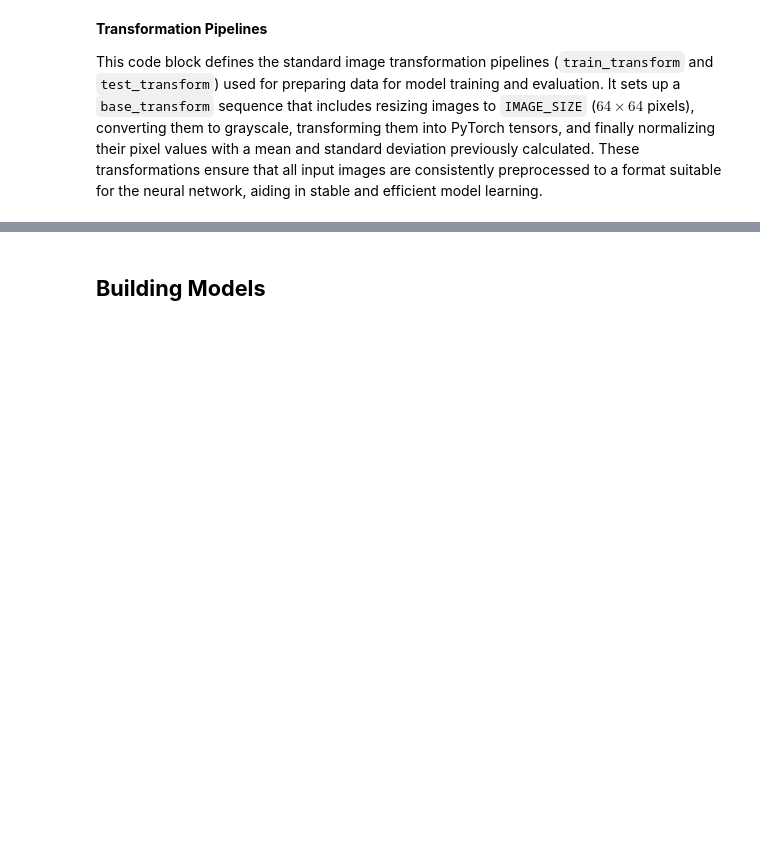
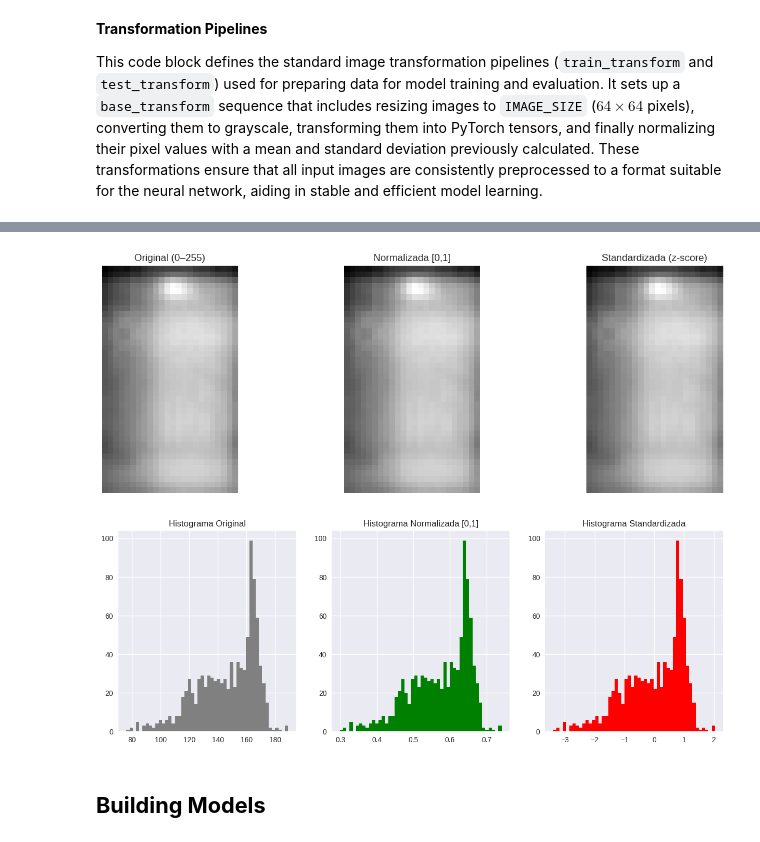
Before and after one commit to FM11pp3/VC_0312, a Jupyter notebook: [Final Version] [M.EGI026] Assignment 2.ipynb, the cells around one changed output, grey strips where cells are left out. Saved outputs shown, nothing was run; the diff lists cells and outputs as text; code cells hidden in the pictures; blank space fills up the shorter version.

```diff
--- a/[Final Version] [M.EGI026] Assignment 2.ipynb
+++ b/[Final Version] [M.EGI026] Assignment 2.ipynb
@@ -712,3 +713,79 @@ Transformers defined for image processing:
+# %%
+# ================================================================
+# Mostrar imagem ORIGINAL vs NORMALIZADA [0,1] vs STANDARDIZADA
+# ================================================================
+
+import numpy as np
+import matplotlib.pyplot as plt
+from PIL import Image
+from google.colab import files
+
+# ------------------------------------------------
+# 1. Upload de imagem térmica
+# ------------------------------------------------
+# uploaded = files.upload()
+filename = "/content/InfraredSolarModules/images/1001.jpg"
+
+# Abrir a imagem em modo grayscale
+img = Image.open(filename).convert("L")
+img_np = np.array(img).astype("float32")
+
+# ------------------------------------------------
+# 2. Normalização para [0,1]
+# ------------------------------------------------
+img_norm_01 = img_np / 255.0
+
+# ------------------------------------------------
+# 3. Standardização (z-score)
+#    (x - mean) / std
+# ------------------------------------------------
+mean = img_np.mean()
+std = img_np.std()
+img_std = (img_np - mean) / std
+
+# ------------------------------------------------
+# 4. Mostrar imagens lado a lado
+# ------------------------------------------------
+plt.figure(figsize=(15,5))
+
+plt.subplot(1,3,1)
+plt.imshow(img_np, cmap="gray")
+plt.title("Original (0–255)")
+plt.axis("off")
+
+plt.subplot(1,3,2)
+plt.imshow(img_norm_01, cmap="gray")
+plt.title("Normalizada [0,1]")
+plt.axis("off")
+
+plt.subplot(1,3,3)
+plt.imshow(img_std, cmap="gray")
+plt.title("Standardizada (z-score)")
+plt.axis("off")
+
+plt.show()
+
+# ------------------------------------------------
+# 5. Histogramas (opcional, mas muito útil)
+# ------------------------------------------------
+plt.figure(figsize=(15,5))
+
+plt.subplot(1,3,1)
+plt.hist(img_np.flatten(), bins=50, color='gray')
+plt.title("Histograma Original")
+
+plt.subplot(1,3,2)
+plt.hist(img_norm_01.flatten(), bins=50, color='green')
+plt.title("Histograma Normalizada [0,1]")
+
+plt.subplot(1,3,3)
+plt.hist(img_std.flatten(), bins=50, color='red')
+plt.title("Histograma Standardizada")
+
+plt.show()
+# %% [output]
+[figure, added]
+[figure, added]
 # %% [markdown]
 ## **Building Models**
 # %% [markdown]
```
Also changed, not shown: parts of 10 cells of this notebook.
